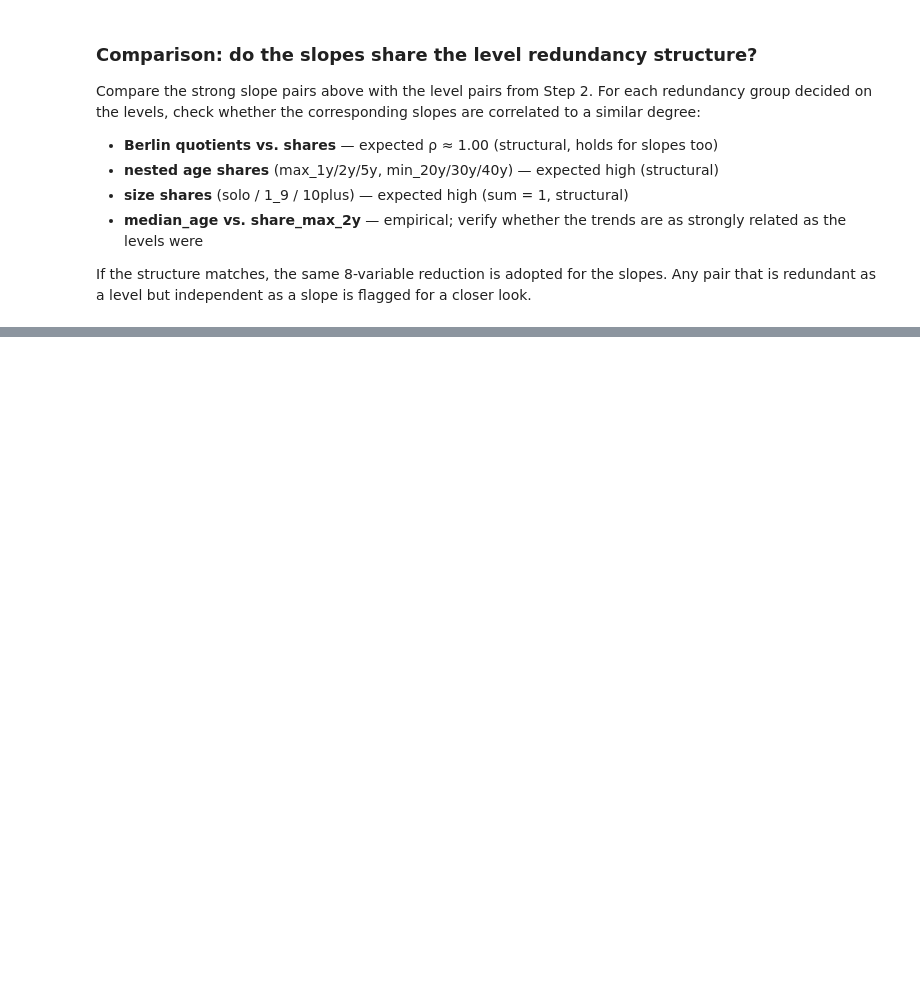
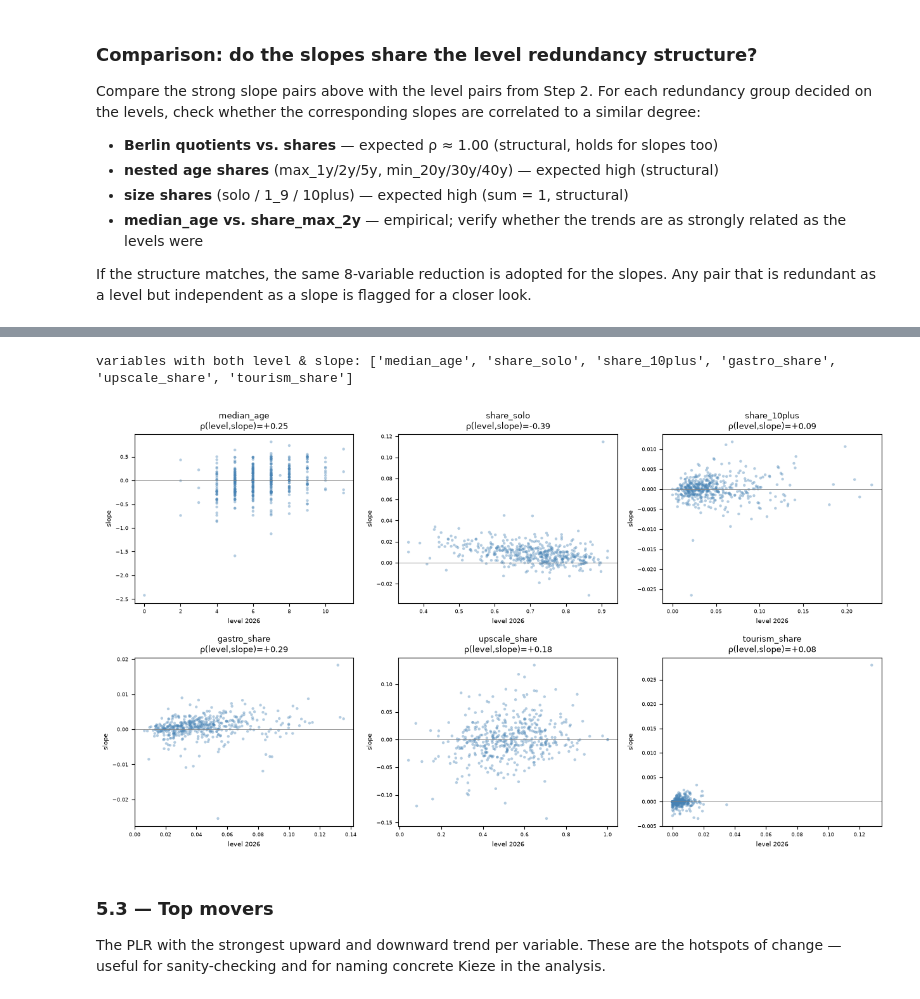
Before and after one commit to mshlg/capstone-kiezkeeper, a Jupyter notebook: notebooks/EDA/commercial_dimension_EDA.ipynb, the cells around one changed output, grey strips where cells are left out. Cells and saved outputs as stored; diff of their text form; code cells hidden in the pictures; blank space fills up the shorter version.

```diff
--- a/notebooks/EDA/commercial_dimension_EDA.ipynb
+++ b/notebooks/EDA/commercial_dimension_EDA.ipynb
@@ -282,0 +412,14 @@ pair that is redundant as a level but independent as a slope is flagged for a cl
+# %%
+# strong pairs in the overall set (|rho| > 0.6), excluding self
+print("Strong pairs in overall set (|ρ| > 0.6):")
+pairs_o = (corr_o.where(~np.eye(len(corr_o), dtype=bool))
+                 .stack().sort_values(key=abs, ascending=False))
+seen = set()
+any_found = False
+for (a, b), v in pairs_o.items():
+    key = frozenset((a, b))
+    if key not in seen and abs(v) > 0.6:
+        print(f"  {lab_o(a):26} {lab_o(b):26} {v:+.2f}")
+        seen.add(key); any_found = True
+if not any_found:
+    print("  none — the reduced feature set is well de-correlated")
@@ -282,0 +483,38 @@ pair that is redundant as a level but independent as a slope is flagged for a cl
+# %%
+from scipy.stats import spearmanr
+
+# variables present in BOTH final sets (match base names)
+def base(c): return c.replace("com_","").replace("_level_2026","").replace("_slope","")
+lvl_base = {base(c): c for c in level_final}
+slp_base = {base(c): c for c in slope_final}
+common = [b for b in lvl_base if b in slp_base]
+print("variables with both level & slope:", common)
+
+n = len(common)
+ncol = 3
+nrow = int(np.ceil(n / ncol))
+fig, axes = plt.subplots(nrow, ncol, figsize=(4.2*ncol, 3.6*nrow))
+axes = np.array(axes).reshape(-1)
+for k, b in enumerate(common):
+    ax = axes[k]
+    x = cs[lvl_base[b]]; y = cs[slp_base[b]]
+    m = x.notna() & y.notna()
+    ax.scatter(x[m], y[m], s=10, alpha=0.4, color="steelblue", edgecolor="none")
+    ax.axhline(0, color="grey", lw=0.6)
+    if m.sum() > 2:
+        rho, _ = spearmanr(x[m], y[m])
+        ax.set_title(f"{b}\nρ(level,slope)={rho:+.2f}", fontsize=9)
+    ax.set_xlabel("level 2026", fontsize=7); ax.set_ylabel("slope", fontsize=7)
+    ax.tick_params(labelsize=6)
+for k in range(n, len(axes)):
+    axes[k].axis("off")
+plt.tight_layout()
+plt.show()
+# %% [output]
+variables with both level & slope: ['median_age', 'share_solo', 'share_10plus', 'gastro_share', 'upscale_share', 'tourism_share']
+[figure, added]
+# %% [markdown]
+### 5.3 — Top movers
+
+The PLR with the strongest upward and downward trend per variable. These are the hotspots
+of change — useful for sanity-checking and for naming concrete Kieze in the analysis.
```
Also changed, not shown: parts of 21 cells of this notebook.
